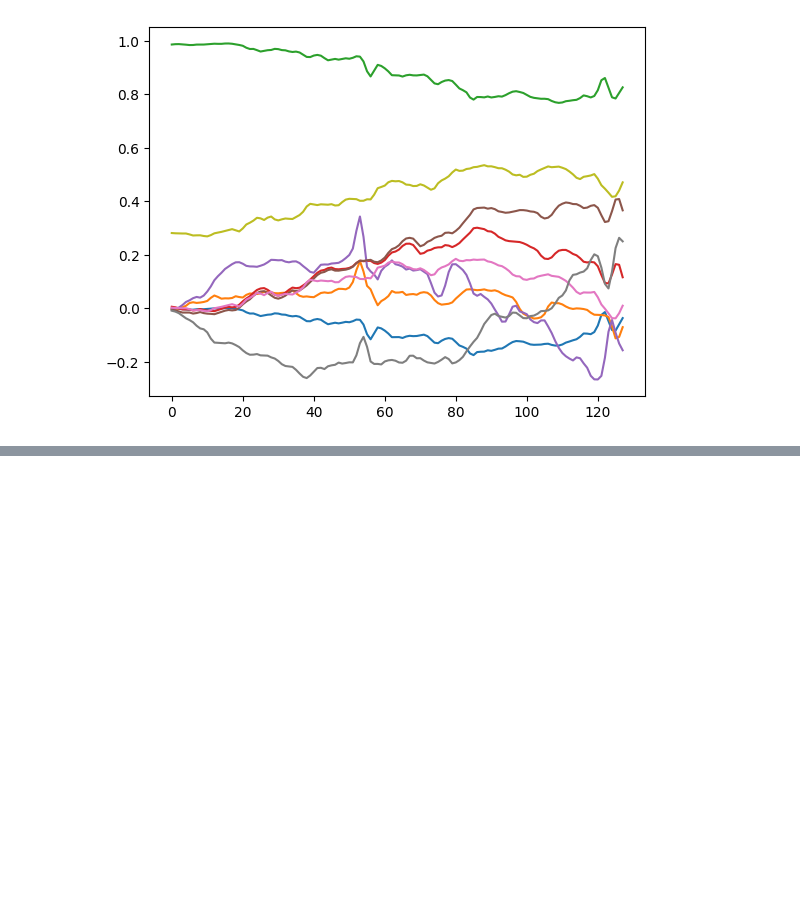
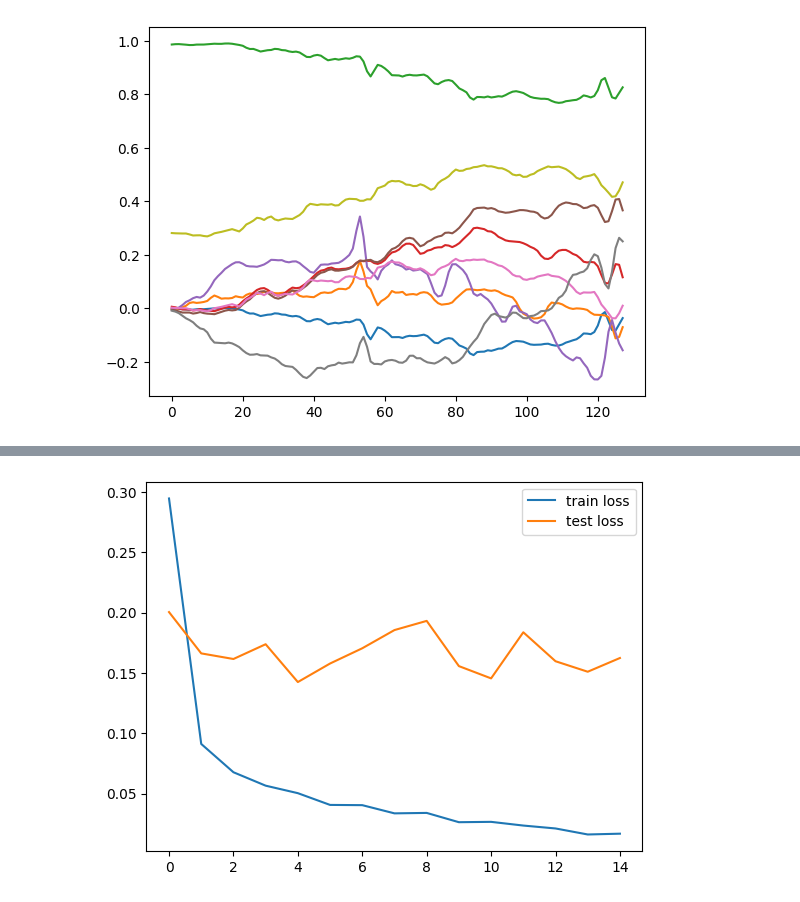
Before and after one commit to yeesem/Time-Series-Data-Analysis, a Jupyter notebook: Human_Activity_Recognition_ANN.ipynb, the cells around one changed output, grey strips where cells are left out. Saved outputs shown, nothing was run; the diff lists cells and outputs as text; code cells hidden in the pictures; blank space fills up the shorter version.

```diff
--- a/Human_Activity_Recognition_ANN.ipynb
+++ b/Human_Activity_Recognition_ANN.ipynb
@@ -270,0 +413,38 @@ np.mean(np.argmax(PTest,axis = 1) == YTest)
+# %%
+#Combine model
+inputs = []
+features = []
+
+#make a neural network for each of the D time series
+for d in range(D):
+  i = Input(shape = (T,))
+  x = Dense(32,activation = 'relu')(i)
+  x = Dense(16,activation = 'relu')(x)
+  inputs.append(i)
+  features.append(x)
+
+i2 = Input(shape = (D_feat,))
+x2 = Dense(32,activation = 'relu')(i2)
+
+#Output of concatenate will be D * (size of individual ANN output)
+x = Concatenate()(features + [x2])
+x = Dense(K)(x)
+model = Model(inputs + [i2],x)
+# %%
+model.compile(
+    loss = SparseCategoricalCrossentropy(from_logits=True),
+    optimizer = 'adam',
+    metrics = ['accuracy']
+)
+# %%
+check_point3 = ModelCheckpoint(
+    'best_model_combined.h5',monitor = 'val_accuracy',true_best_model = True
+)
+# %%
+r = model.fit(
+    XTrain_split + [feat_train],
+    YTrain,
+    epochs = 15,
+    callbacks = [check_point3],
+    validation_data = (XTest_split + [feat_test],YTest)
+)
@@ -270,0 +472,6 @@ np.mean(np.argmax(PTest,axis = 1) == YTest)
+# %%
+plt.plot(r.history['loss'],label = 'train loss')
+plt.plot(r.history['val_loss'],label = 'test loss')
+plt.legend();
+# %% [output]
+[figure, added]
```
Also changed, not shown: parts of 34 cells of this notebook.
